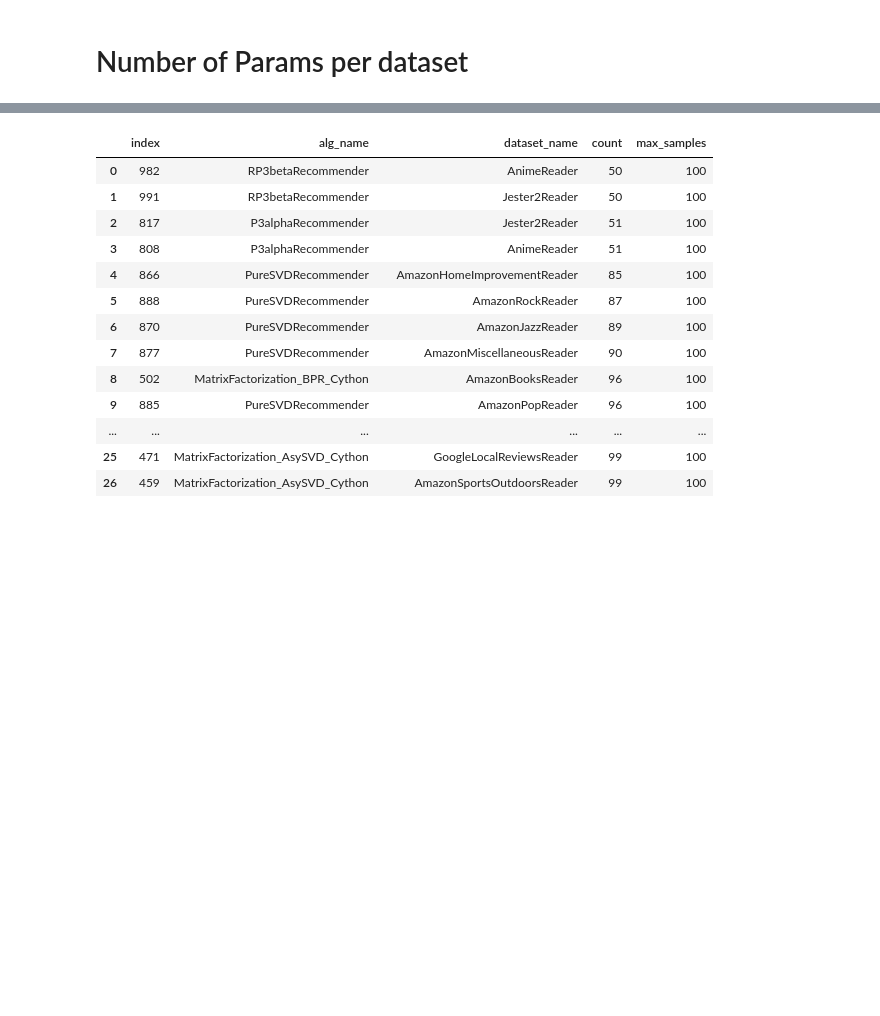
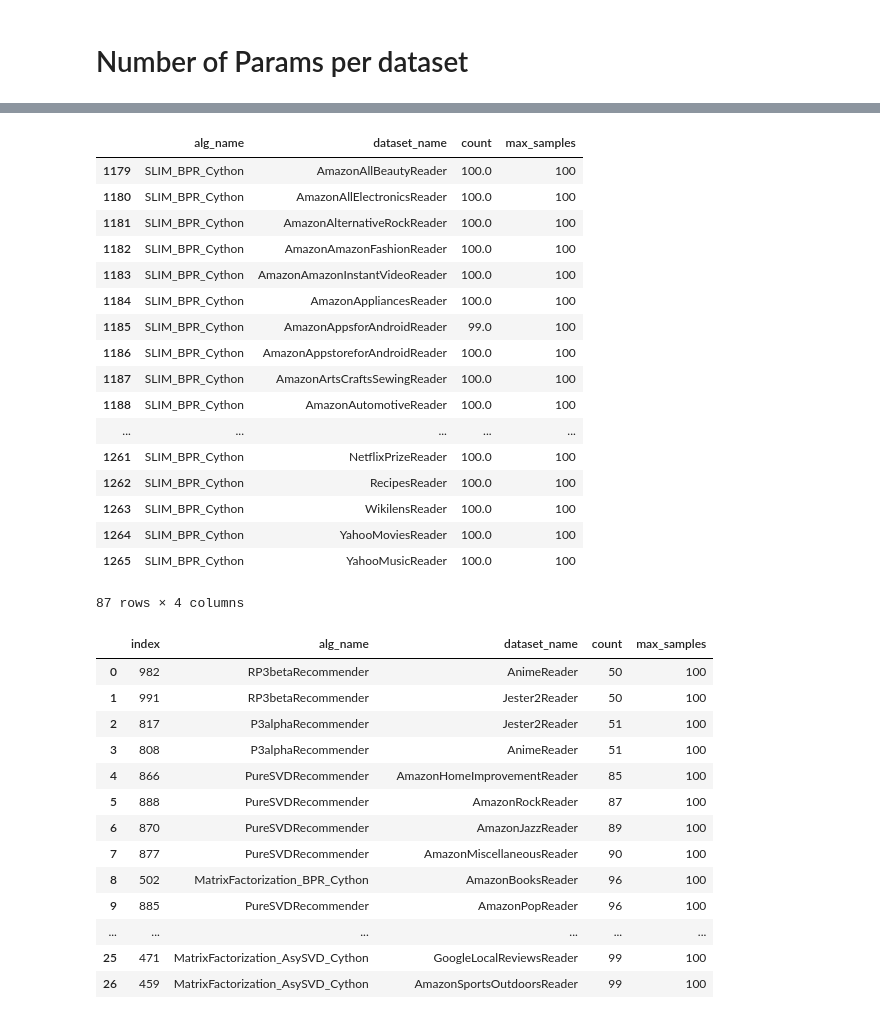
Before and after one commit to naszilla/reczilla, a Jupyter notebook: notebooks/failed_experiment_analysis.ipynb, the cells around one changed output, grey strips where cells are left out. Saved outputs shown, nothing was run; the diff lists cells and outputs as text; code cells hidden in the pictures; blank space fills up the shorter version.

```diff
--- a/notebooks/failed_experiment_analysis.ipynb
+++ b/notebooks/failed_experiment_analysis.ipynb
@@ -453,3 +500,24 @@ num_samples.loc[num_samples["count"] < num_samples["max_samples"], :].sort_value
+# %%
+num_samples[num_samples["alg_name"] == "SLIM_BPR_Cython"]
+# %% [output]
+|  | alg_name | dataset_name | count | max_samples |
+| 1179 | SLIM_BPR_Cython | AmazonAllBeautyReader | 100.0 | 100 |
+| 1180 | SLIM_BPR_Cython | AmazonAllElectronicsReader | 100.0 | 100 |
+| 1181 | SLIM_BPR_Cython | AmazonAlternativeRockReader | 100.0 | 100 |
+| 1182 | SLIM_BPR_Cython | AmazonAmazonFashionReader | 100.0 | 100 |
+| 1183 | SLIM_BPR_Cython | AmazonAmazonInstantVideoReader | 100.0 | 100 |
+| 1184 | SLIM_BPR_Cython | AmazonAppliancesReader | 100.0 | 100 |
+| 1185 | SLIM_BPR_Cython | AmazonAppsforAndroidReader | 99.0 | 100 |
+| 1186 | SLIM_BPR_Cython | AmazonAppstoreforAndroidReader | 100.0 | 100 |
+| 1187 | SLIM_BPR_Cython | AmazonArtsCraftsSewingReader | 100.0 | 100 |
+| 1188 | SLIM_BPR_Cython | AmazonAutomotiveReader | 100.0 | 100 |
+| ... | ... | ... | ... | ... |
+| 1261 | SLIM_BPR_Cython | NetflixPrizeReader | 100.0 | 100 |
+| 1262 | SLIM_BPR_Cython | RecipesReader | 100.0 | 100 |
+| 1263 | SLIM_BPR_Cython | WikilensReader | 100.0 | 100 |
+| 1264 | SLIM_BPR_Cython | YahooMoviesReader | 100.0 | 100 |
+| 1265 | SLIM_BPR_Cython | YahooMusicReader | 100.0 | 100 |
+87 rows × 4 columns
 # %%
 # now drop ease-r and NMF.. these are problematic..
 # which alg-dataset combinations have fewer than 100 samples?
```
Also changed, not shown: parts of 4 cells of this notebook.
